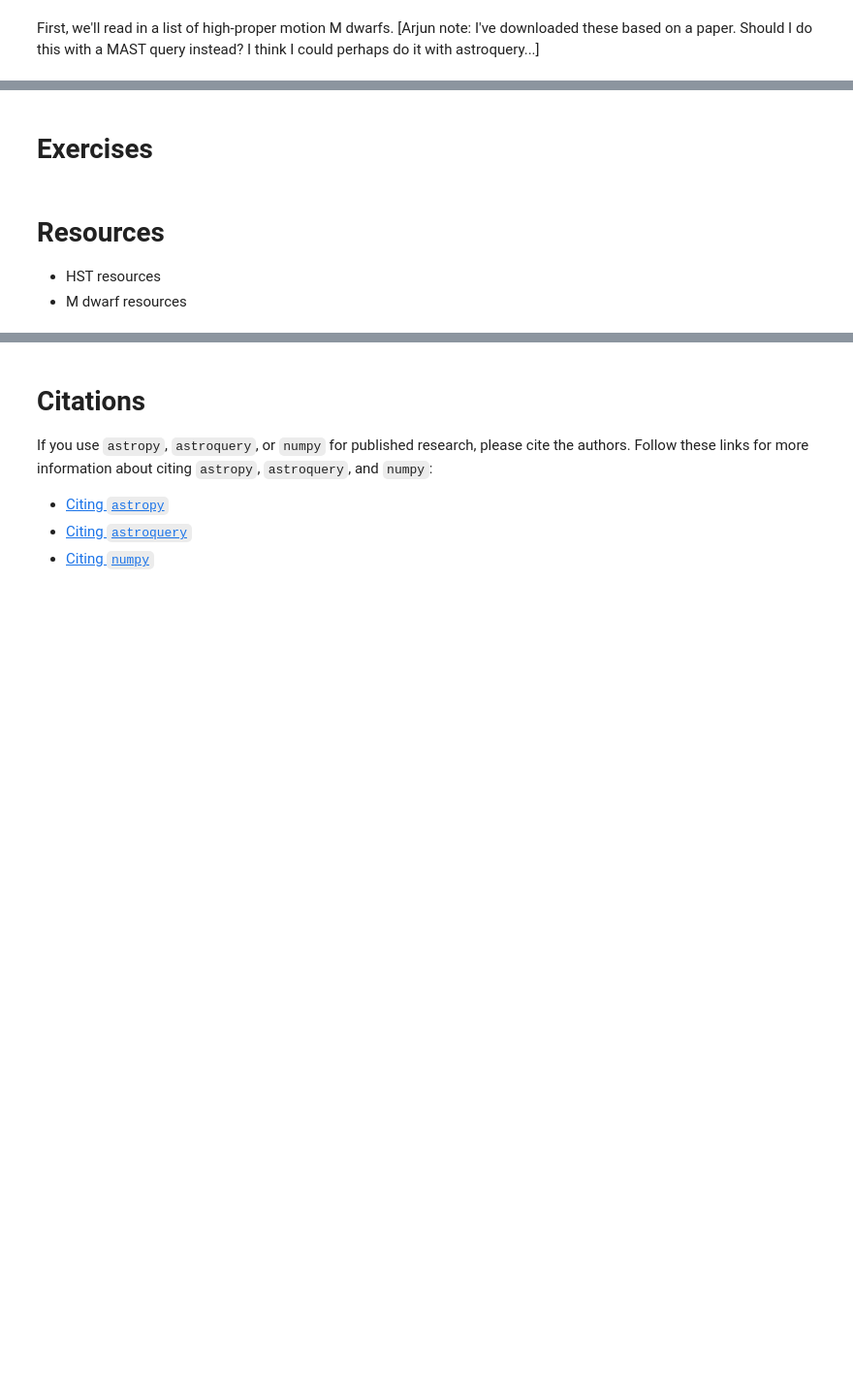
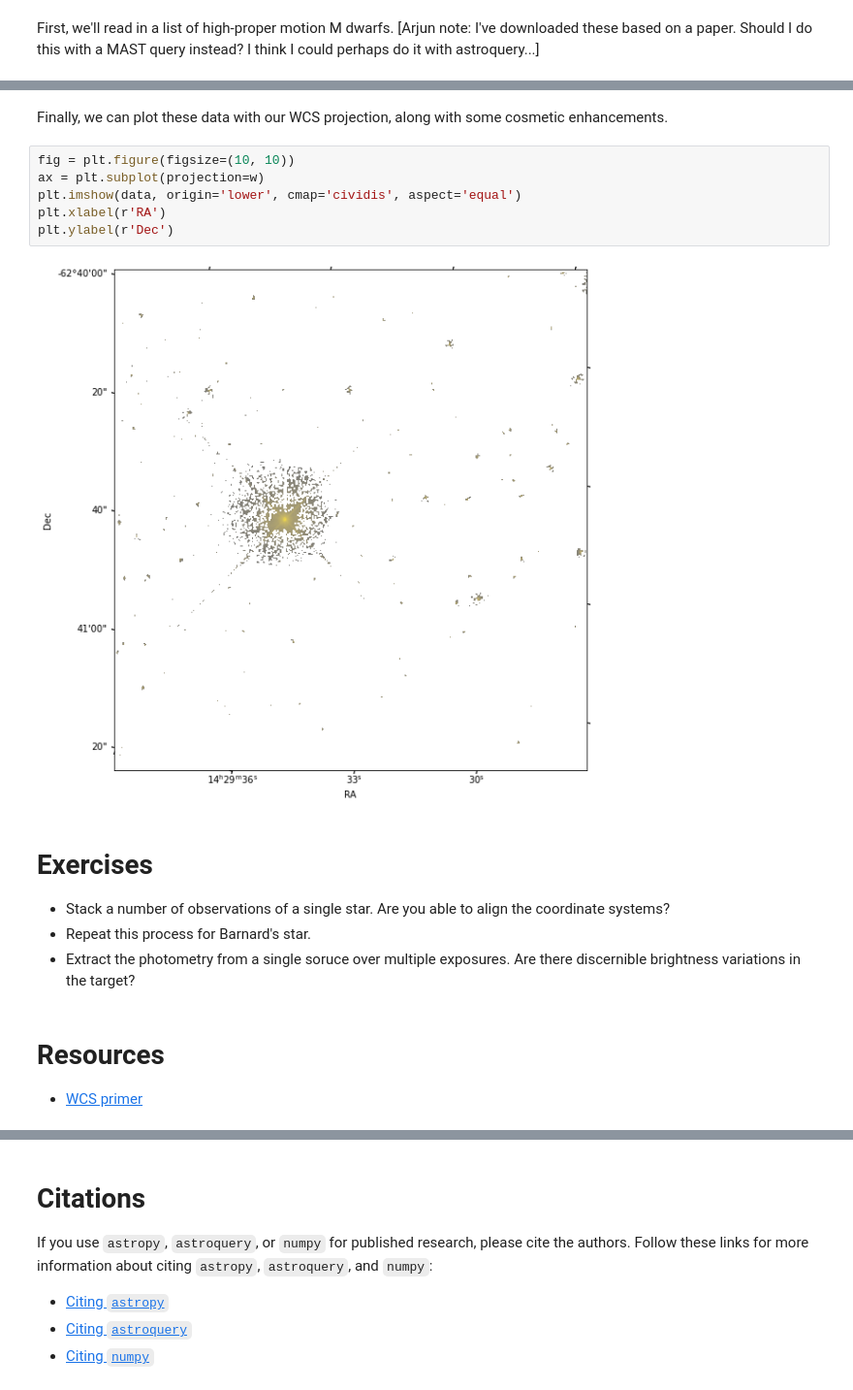
Before and after one commit to arjunsavel/notebooks-stsci, a Jupyter notebook: notebooks/MAST/m_dwarf_flares_hst/m_dwarf_flares_hst.ipynb, the cells around one changed output, grey strips where cells are left out. Shown: that part at 97% size. Saved outputs shown, nothing was run; the diff lists cells and outputs as text; blank space fills up the shorter version.

```diff
--- a/notebooks/MAST/m_dwarf_flares_hst/m_dwarf_flares_hst.ipynb
+++ b/notebooks/MAST/m_dwarf_flares_hst/m_dwarf_flares_hst.ipynb
@@ -150,9 +274,21 @@ Table masked=True length=32
+# %% [markdown]
+Finally, we can plot these data with our WCS projection, along with some cosmetic enhancements.
+# %%
+fig = plt.figure(figsize=(10, 10))
+ax = plt.subplot(projection=w)
+plt.imshow(data, origin='lower', cmap='cividis', aspect='equal')
+plt.xlabel(r'RA')
+plt.ylabel(r'Dec')
+# %% [output]
+[figure, added]
 # %% [markdown]
 # Exercises
+- Stack a number of observations of a single star. Are you able to align the coordinate systems?
+- Repeat this process for Barnard's star.
+- Extract the photometry from a single soruce over multiple exposures. Are there discernible brightness variations in the target?
 # %% [markdown]
 # Resources
-- HST resources
-- M dwarf resources
+- [WCS primer](https://docs.astropy.org/en/stable/wcs/index.html#:~:text=World%20Coordinate%20Systems%20(WCSs)%20describe,to%20wavelength%20in%20a%20spectrum.)
 # %% [markdown]
 # About this Notebook
 
```
Also changed, not shown: parts of 36 cells of this notebook.
